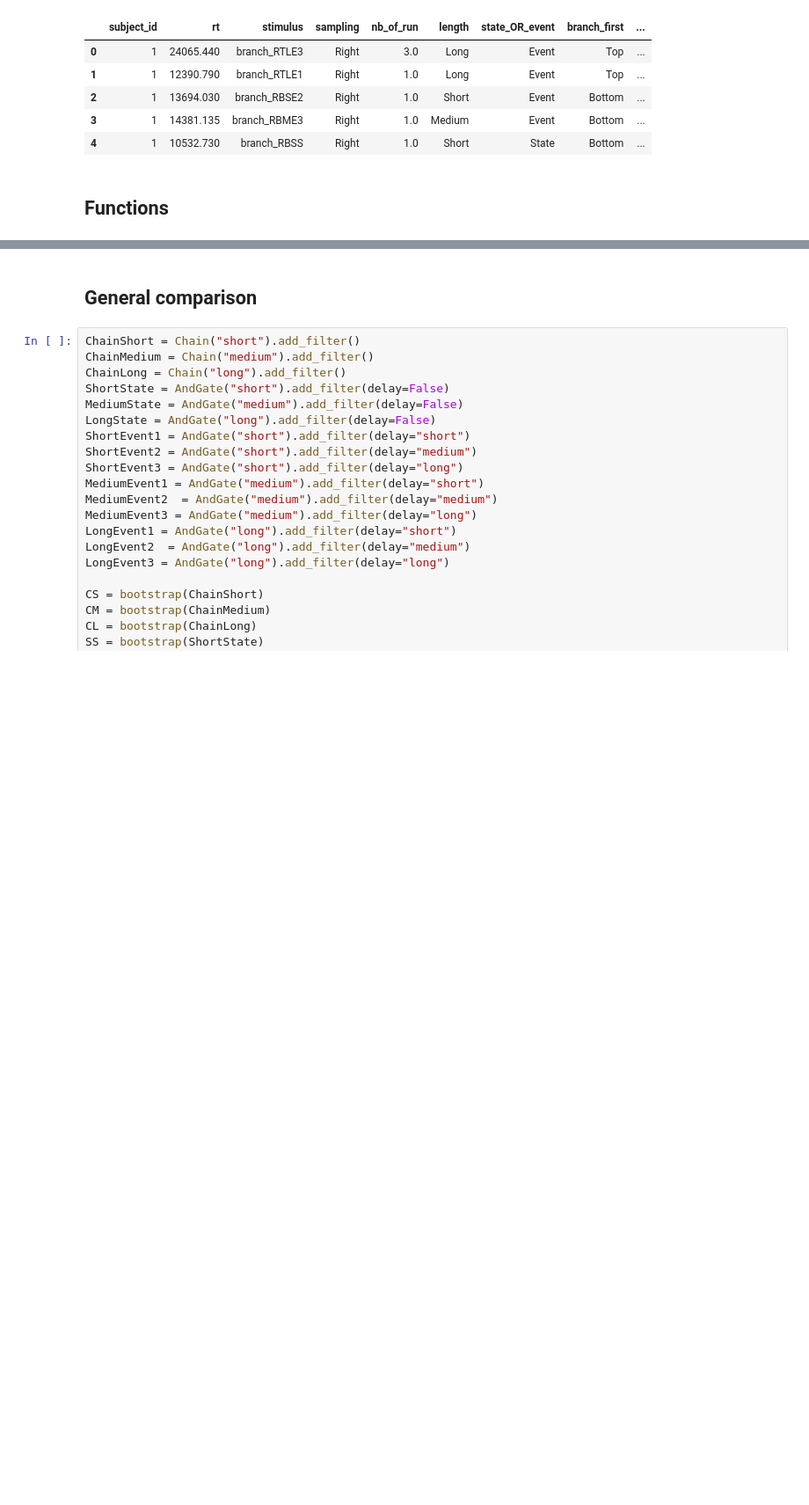
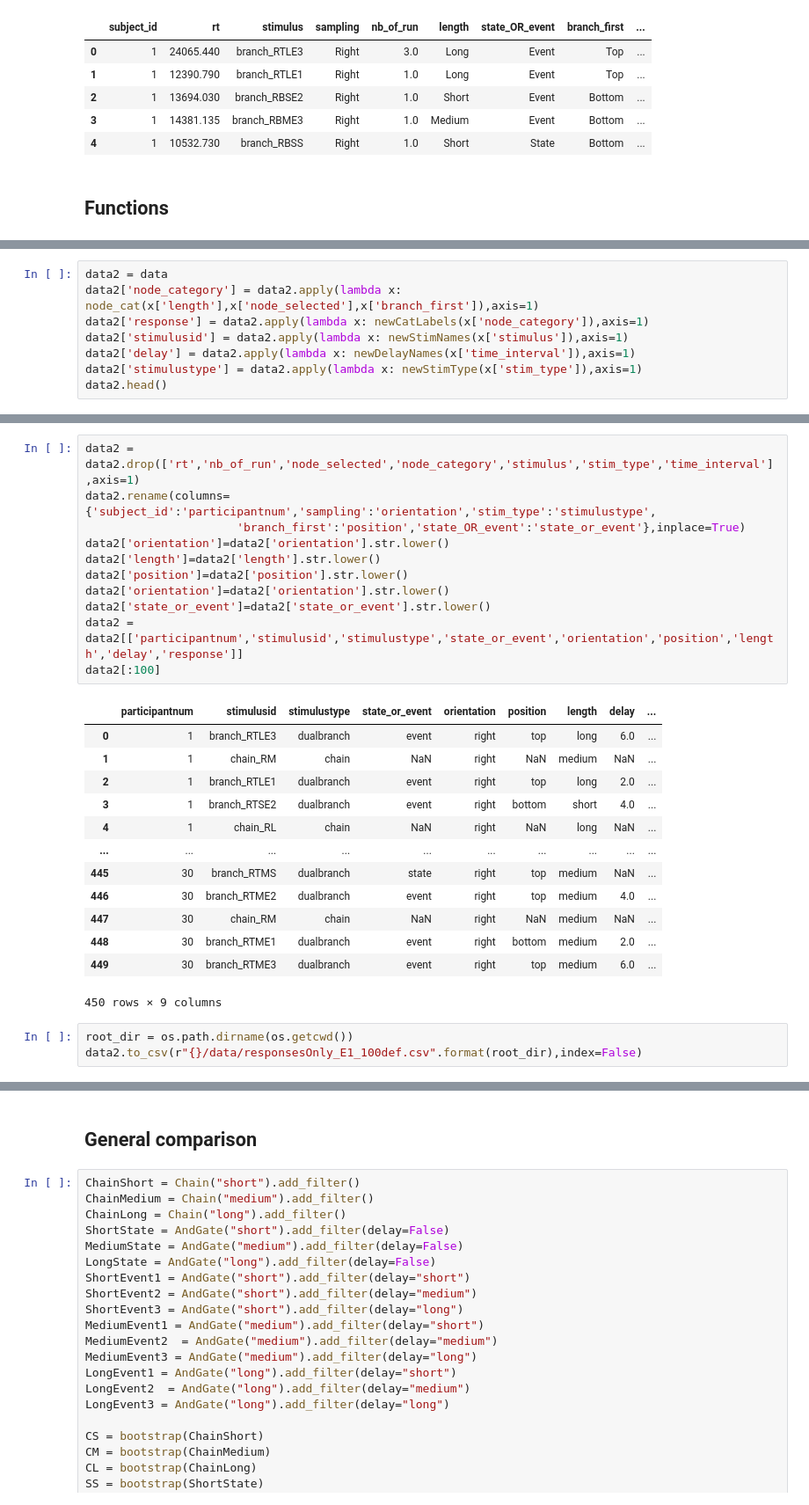
Before and after one commit to A-Fermo/continuity-cogsci21, a Jupyter notebook: analysis/analysis_E1_100def.ipynb, the cells around one changed output, grey strips where cells are left out. Shown: that part at 88% size. Drawn from its saved outputs; the diff is of its cells as text; blank space fills up the shorter version.

Commit message:
csv file for E1 responses only

```diff
--- a/analysis/analysis_E1_100def.ipynb
+++ b/analysis/analysis_E1_100def.ipynb
@@ -474,0 +542,8 @@ data_AND_Gate['node_category'] = data_AND_Gate.apply(lambda x: branch_node_cat(x
+# %%
+data2 = data
+data2['node_category'] = data2.apply(lambda x: node_cat(x['length'],x['node_selected'],x['branch_first']),axis=1)
+data2['response'] = data2.apply(lambda x: newCatLabels(x['node_category']),axis=1)
+data2['stimulusid'] = data2.apply(lambda x: newStimNames(x['stimulus']),axis=1)
+data2['delay'] = data2.apply(lambda x: newDelayNames(x['time_interval']),axis=1)
+data2['stimulustype'] = data2.apply(lambda x: newStimType(x['stim_type']),axis=1)
+data2.head()
@@ -474,0 +557,28 @@ data_AND_Gate['node_category'] = data_AND_Gate.apply(lambda x: branch_node_cat(x
+# %%
+data2 = data2.drop(['rt','nb_of_run','node_selected','node_category','stimulus','stim_type','time_interval'],axis=1)
+data2.rename(columns={'subject_id':'participantnum','sampling':'orientation','stim_type':'stimulustype',
+                      'branch_first':'position','state_OR_event':'state_or_event'},inplace=True)
+data2['orientation']=data2['orientation'].str.lower()
+data2['length']=data2['length'].str.lower()
+data2['position']=data2['position'].str.lower()
+data2['orientation']=data2['orientation'].str.lower()
+data2['state_or_event']=data2['state_or_event'].str.lower()
+data2 = data2[['participantnum','stimulusid','stimulustype','state_or_event','orientation','position','length','delay','response']]
+data2[:100]
+# %% [output]
+|  | participantnum | stimulusid | stimulustype | state_or_event | orientation | position | length | delay | ... |
+| 0 | 1 | branch_RTLE3 | dualbranch | event | right | top | long | 6.0 | ... |
+| 1 | 1 | chain_RM | chain | NaN | right | NaN | medium | NaN | ... |
+| 2 | 1 | branch_RTLE1 | dualbranch | event | right | top | long | 2.0 | ... |
+| 3 | 1 | branch_RTSE2 | dualbranch | event | right | bottom | short | 4.0 | ... |
+| 4 | 1 | chain_RL | chain | NaN | right | NaN | long | NaN | ... |
+| ... | ... | ... | ... | ... | ... | ... | ... | ... | ... |
+| 445 | 30 | branch_RTMS | dualbranch | state | right | top | medium | NaN | ... |
+| 446 | 30 | branch_RTME2 | dualbranch | event | right | top | medium | 4.0 | ... |
+| 447 | 30 | chain_RM | chain | NaN | right | NaN | medium | NaN | ... |
+| 448 | 30 | branch_RTME1 | dualbranch | event | right | bottom | medium | 2.0 | ... |
+| 449 | 30 | branch_RTME3 | dualbranch | event | right | top | medium | 6.0 | ... |
+450 rows × 9 columns
+# %%
+root_dir = os.path.dirname(os.getcwd())
+data2.to_csv(r"{}/data/responsesOnly_E1_100def.csv".format(root_dir),index=False)
```
Also changed, not shown: parts of 8 cells of this notebook, 2 other files.
